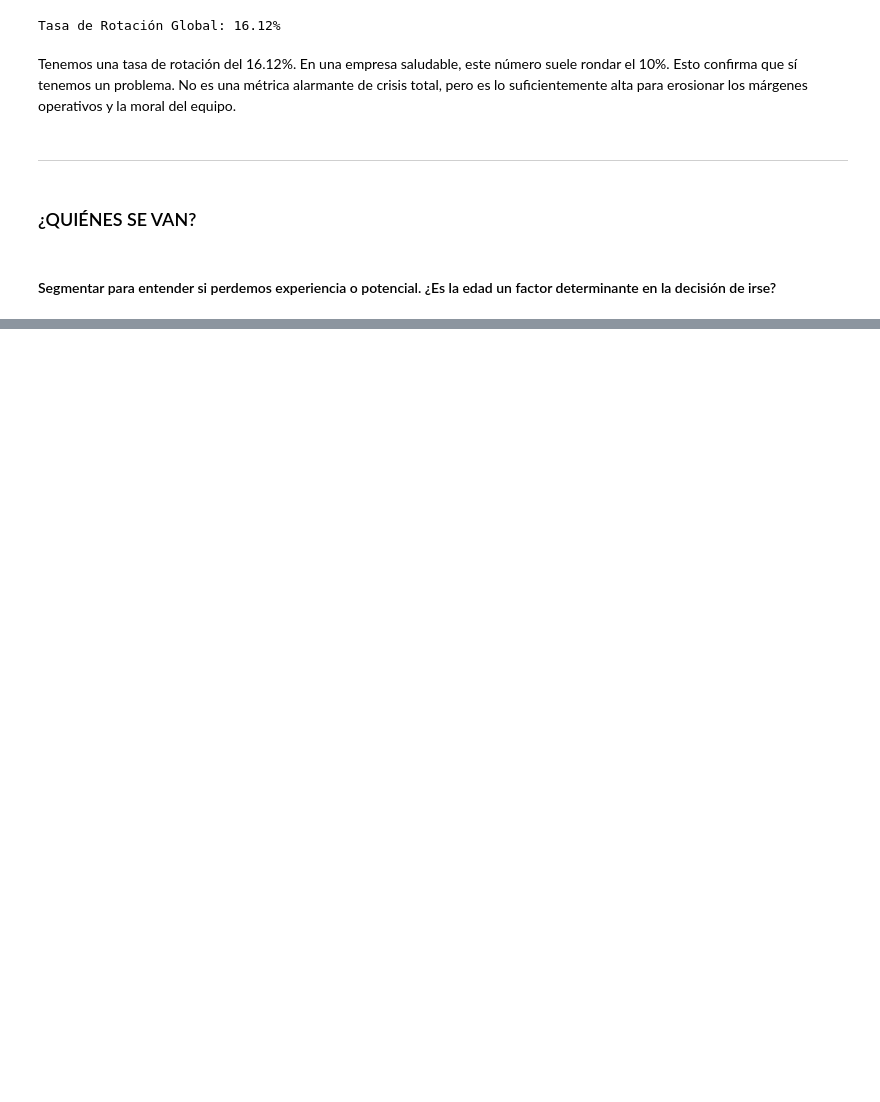
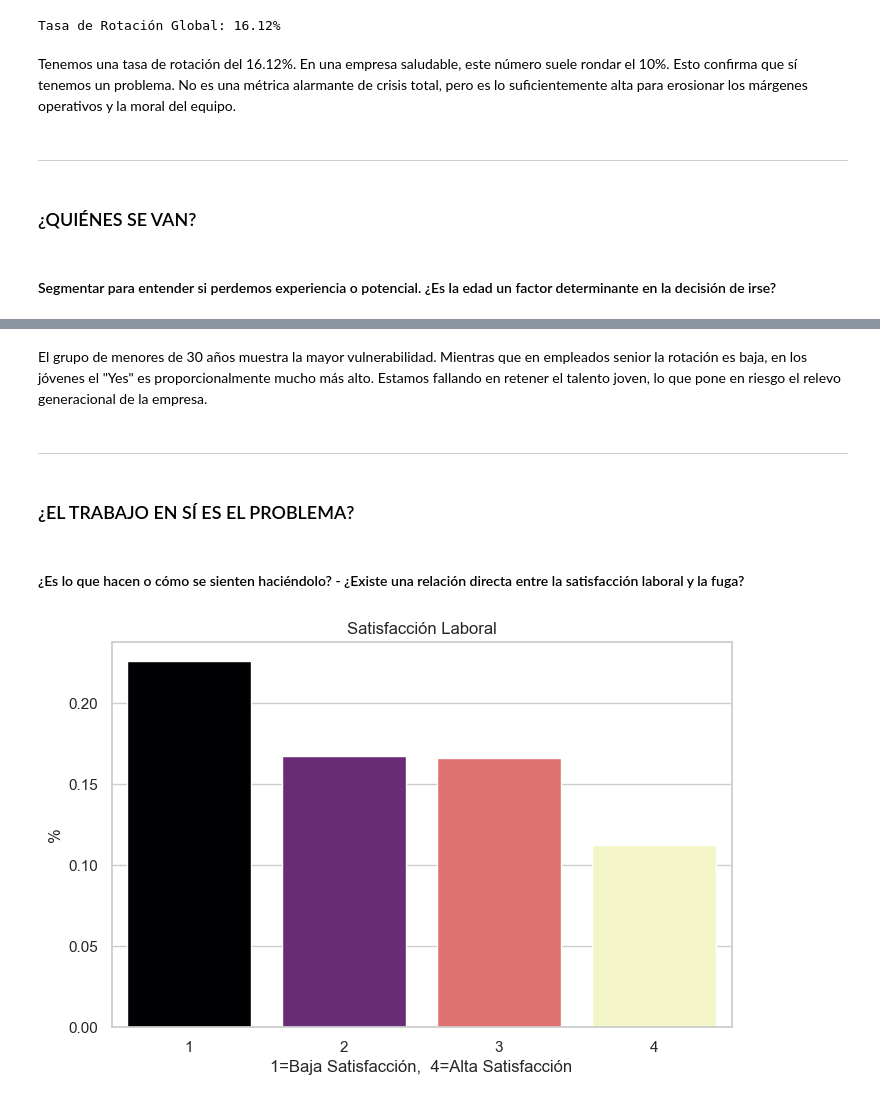
Before and after one commit to Ruthpsegovia/proyecto-da-promo-59-modulo-3-team-2, a Jupyter notebook: Visualizaciones/Visual_Storytelling.ipynb, the cells around one changed output, grey strips where cells are left out. Drawn from its saved outputs; the diff is of its cells as text; code cells hidden in the pictures; blank space fills up the shorter version.

```diff
--- a/Visualizaciones/Visual_Storytelling.ipynb
+++ b/Visualizaciones/Visual_Storytelling.ipynb
@@ -47,0 +48,17 @@ plt.show()
+# %% [markdown]
+El grupo de menores de 30 años muestra la mayor vulnerabilidad. Mientras que en empleados senior la rotación es baja, en los jóvenes el "Yes" es proporcionalmente mucho más alto. Estamos fallando en retener el talento joven, lo que pone en riesgo el relevo generacional de la empresa.
+# %% [markdown]
+----------------------
+# %% [markdown]
+### ¿EL TRABAJO EN SÍ ES EL PROBLEMA?
+# %% [markdown]
+#### ¿Es lo que hacen o cómo se sienten haciéndolo? - ¿Existe una relación directa entre la satisfacción laboral y la fuga?
+# %%
+plt.figure(figsize=(8, 5))
+sns.barplot(data=df, x='JobSatisfaction', y='Attrition_flag', hue='JobSatisfaction', palette='magma', errorbar=None, legend=False)
+plt.title('Satisfacción Laboral')
+plt.xlabel('1=Baja Satisfacción,  4=Alta Satisfacción')
+plt.ylabel('%')
+plt.show(True)
+# %% [output]
+[figure, added]
```
Also changed, not shown: parts of 7 cells of this notebook, 1 other file.
